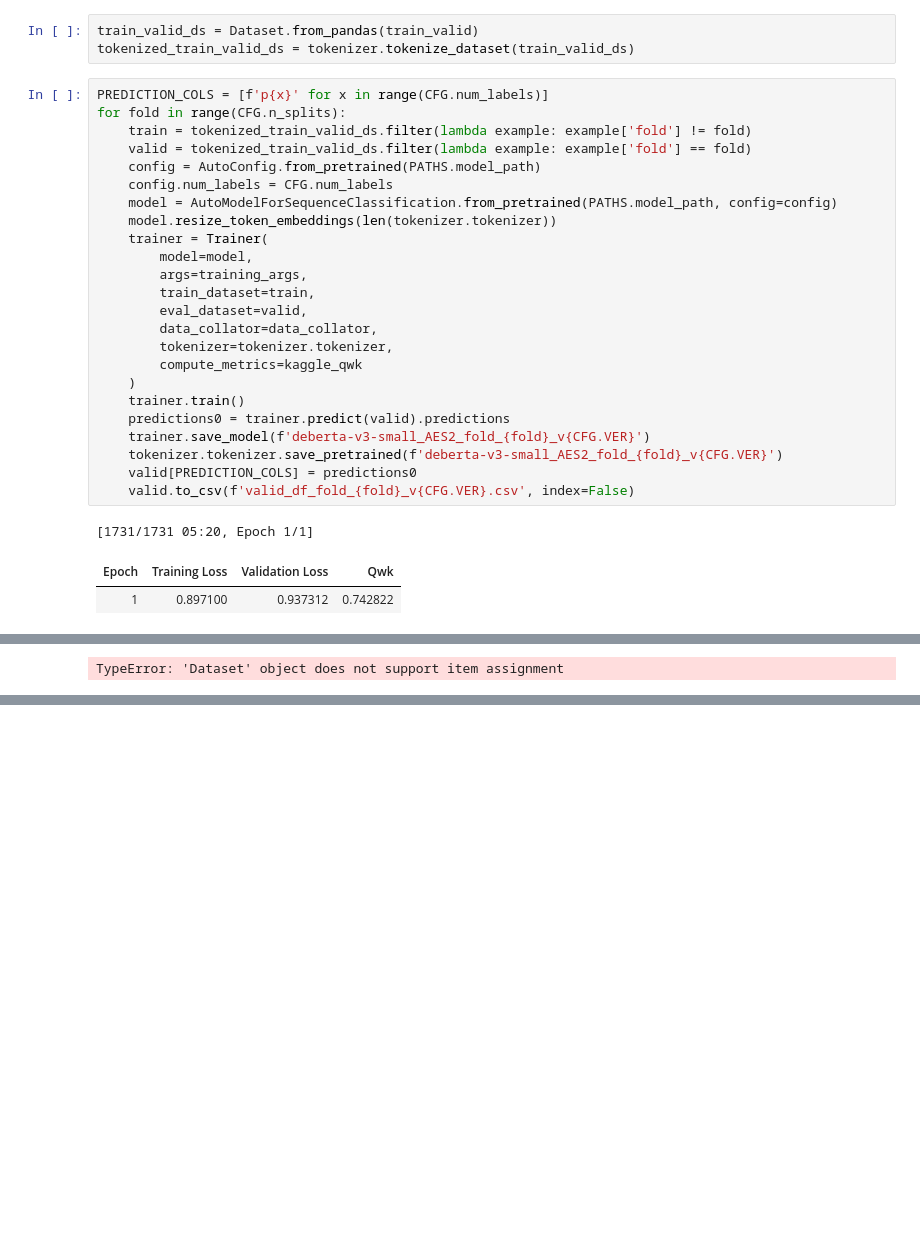
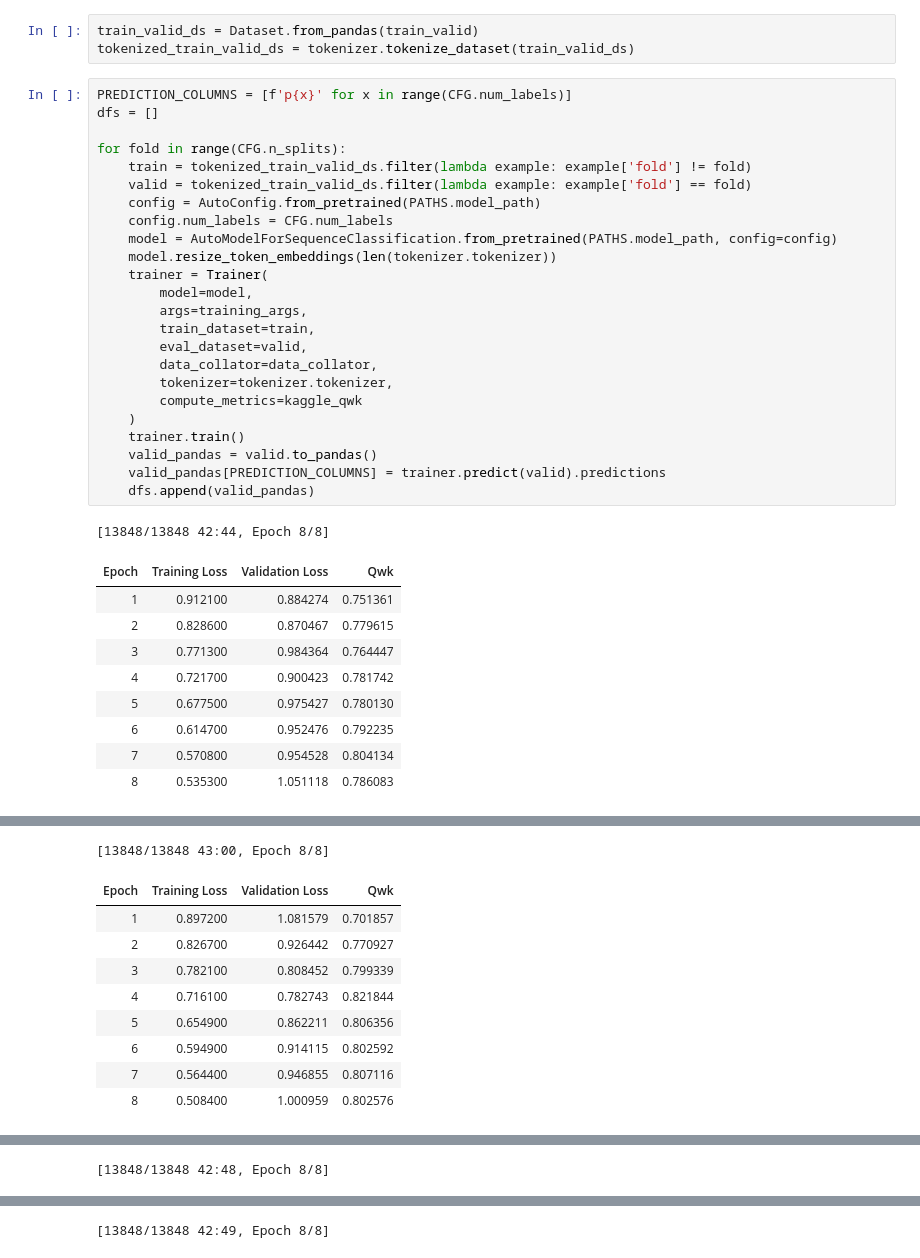
Before and after one commit to zsucicdl/kaggle, a Jupyter notebook: learning-agency-lab-automated-essay-scoring-2/01_ran/transformers_single_cv.ipynb, the cells around one changed output, grey strips where cells are left out. Drawn from its saved outputs; the diff is of its cells as text; blank space fills up the shorter version.

```diff
--- a/learning-agency-lab-automated-essay-scoring-2/01_ran/transformers_single_cv.ipynb
+++ b/learning-agency-lab-automated-essay-scoring-2/01_ran/transformers_single_cv.ipynb
@@ -56,32 +56,48 @@ data_collator = DataCollatorWithPadding(tokenizer=tokenizer.tokenizer)
 train_valid_ds = Dataset.from_pandas(train_valid)
 tokenized_train_valid_ds = tokenizer.tokenize_dataset(train_valid_ds)
 # %%
-PREDICTION_COLS = [f'p{x}' for x in range(CFG.num_labels)]
+PREDICTION_COLUMNS = [f'p{x}' for x in range(CFG.num_labels)]
+dfs = []
+
 for fold in range(CFG.n_splits):
     train = tokenized_train_valid_ds.filter(lambda example: example['fold'] != fold)
     valid = tokenized_train_valid_ds.filter(lambda example: example['fold'] == fold)
     config = AutoConfig.from_pretrained(PATHS.model_path)
     config.num_labels = CFG.num_labels
     model = AutoModelForSequenceClassification.from_pretrained(PATHS.model_path, config=config)
     model.resize_token_embeddings(len(tokenizer.tokenizer))
     trainer = Trainer(
         model=model,
         args=training_args,
         train_dataset=train,
         eval_dataset=valid,
         data_collator=data_collator,
         tokenizer=tokenizer.tokenizer,
         compute_metrics=kaggle_qwk
     )
     trainer.train()
-    predictions0 = trainer.predict(valid).predictions
-    trainer.save_model(f'deberta-v3-small_AES2_fold_{fold}_v{CFG.VER}')
-    tokenizer.tokenizer.save_pretrained(f'deberta-v3-small_AES2_fold_{fold}_v{CFG.VER}')
-    valid[PREDICTION_COLS] = predictions0
-    valid.to_csv(f'valid_df_fold_{fold}_v{CFG.VER}.csv', index=False)
+    valid_pandas = valid.to_pandas()
+    valid_pandas[PREDICTION_COLUMNS] = trainer.predict(valid).predictions
+    dfs.append(valid_pandas)
 # %% [output]
-[1731/1731 05:20, Epoch 1/1]
+[13848/13848 42:44, Epoch 8/8]
 | Epoch | Training Loss | Validation Loss | Qwk |
-| 1 | 0.897100 | 0.937312 | 0.742822 |
+| 1 | 0.912100 | 0.884274 | 0.751361 |
+| 2 | 0.828600 | 0.870467 | 0.779615 |
+| 3 | 0.771300 | 0.984364 | 0.764447 |
+| 4 | 0.721700 | 0.900423 | 0.781742 |
+| 5 | 0.677500 | 0.975427 | 0.780130 |
+| 6 | 0.614700 | 0.952476 | 0.792235 |
+| 7 | 0.570800 | 0.954528 | 0.804134 |
+| 8 | 0.535300 | 1.051118 | 0.786083 |
 [interactive output not drawn]
-TypeError: 'Dataset' object does not support item assignment
+[13848/13848 43:00, Epoch 8/8]
+| Epoch | Training Loss | Validation Loss | Qwk |
+| 1 | 0.897200 | 1.081579 | 0.701857 |
+| 2 | 0.826700 | 0.926442 | 0.770927 |
+| 3 | 0.782100 | 0.808452 | 0.799339 |
+| 4 | 0.716100 | 0.782743 | 0.821844 |
+| 5 | 0.654900 | 0.862211 | 0.806356 |
+| 6 | 0.594900 | 0.914115 | 0.802592 |
+| 7 | 0.564400 | 0.946855 | 0.807116 |
+| 8 | 0.508400 | 1.000959 | 0.802576 |
@@ -87,0 +105 @@ TypeError: 'Dataset' object does not support item assignment
+[13848/13848 42:48, Epoch 8/8]
@@ -87,0 +116 @@ TypeError: 'Dataset' object does not support item assignment
+[13848/13848 42:49, Epoch 8/8]
```
Also changed, not shown: parts of 10 cells of this notebook, 1 other file.
